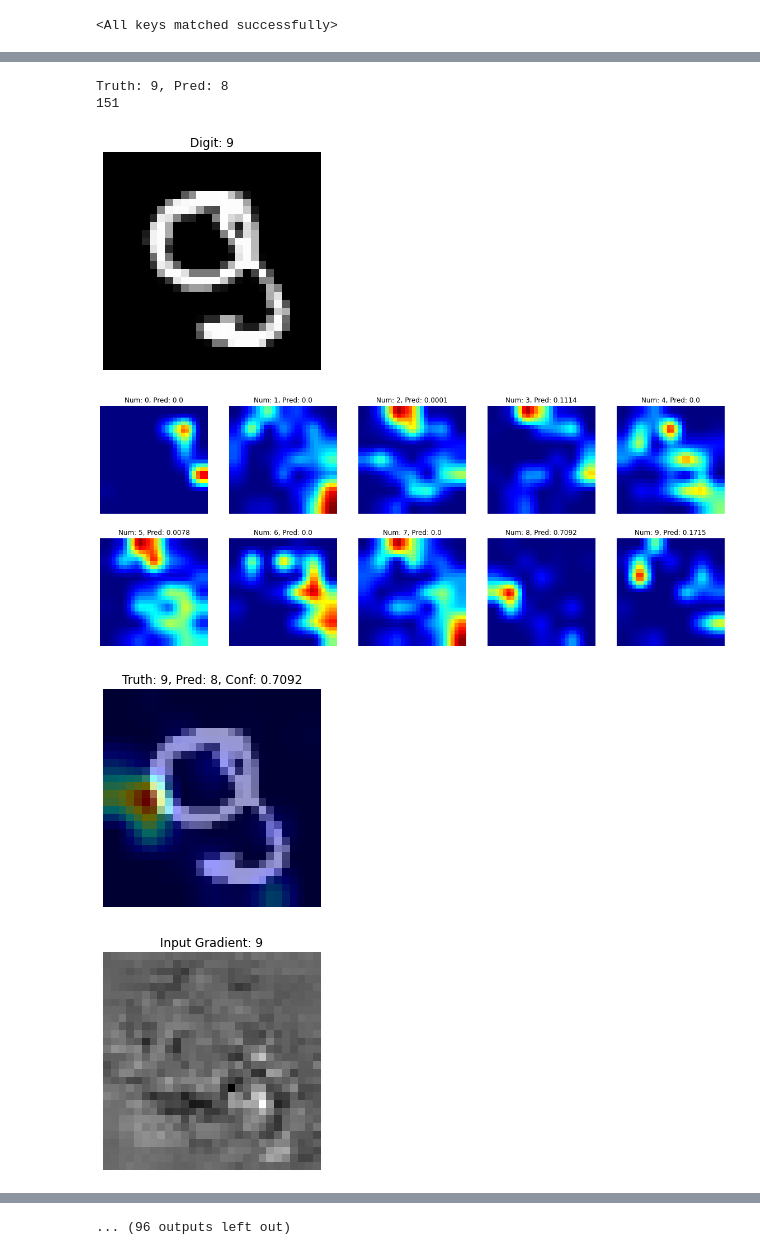
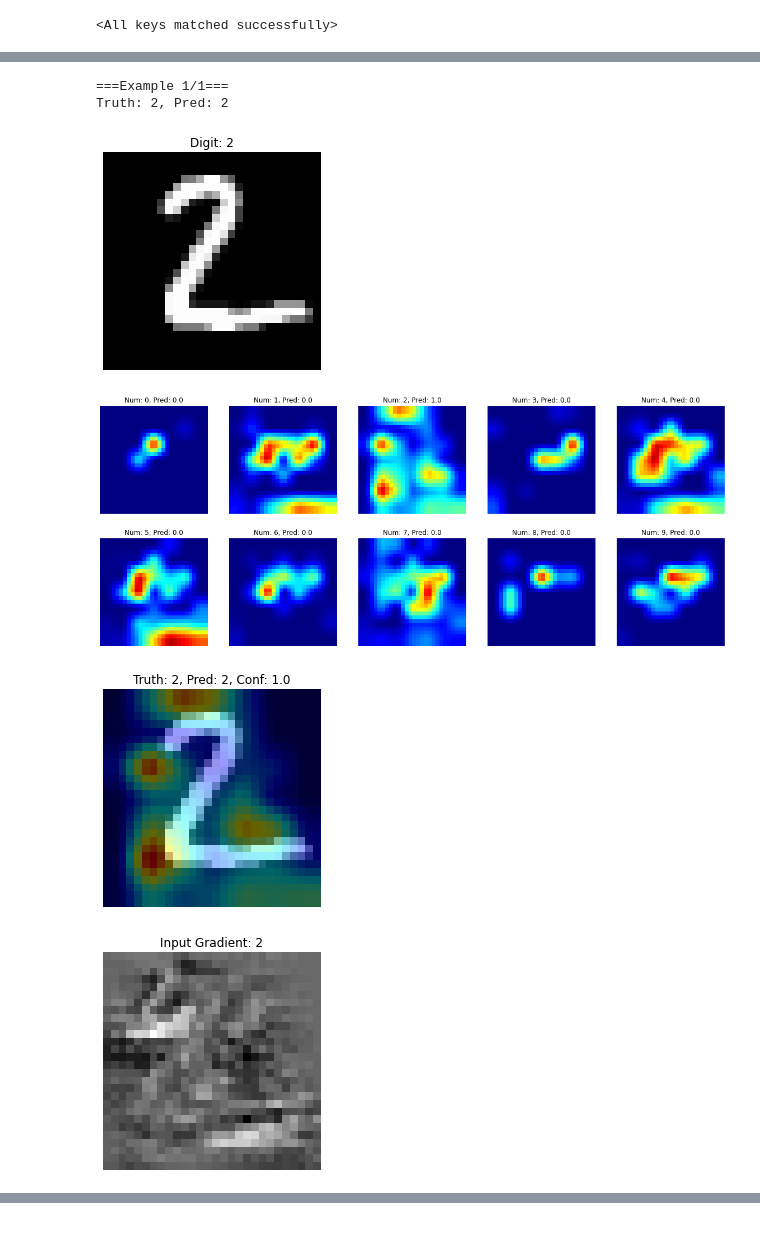
Before and after one commit to berkott/cnn-interpretation-pytorch, a Jupyter notebook: gradCAM.ipynb, the cells around one changed output, grey strips where cells are left out. Cells and saved outputs as stored; diff of their text form; code cells hidden in the pictures.

```diff
--- a/gradCAM.ipynb
+++ b/gradCAM.ipynb
@@ -547,7 +547,7 @@ def grad_cam_visualization(model, data, data_index=0, save=False):
   else:
     plt.show()
 
-num_graphs = 5
+num_graphs = 2
 for i in range(num_graphs):
   print(f"===Example {i}/{num_graphs - 1}===")
   grad_cam_visualization(grad_cam_model, test_data, i, False)
@@ -562,6 +562,6 @@ Truth: 3, Pred: 8
-Truth: 9, Pred: 8
-151
+===Example 1/1===
+Truth: 2, Pred: 2
-[figure, old version]
+[figure, new version]
-[figure, old version]
+[figure, new version]
-[figure, old version]
+[figure, new version]
-[figure, old version]
+[figure, new version]
@@ -569 +568,0 @@ Truth: 9, Pred: 8
-... (96 outputs left out)
```
Also changed, not shown: parts of 1 cell of this notebook, 1 other file.
